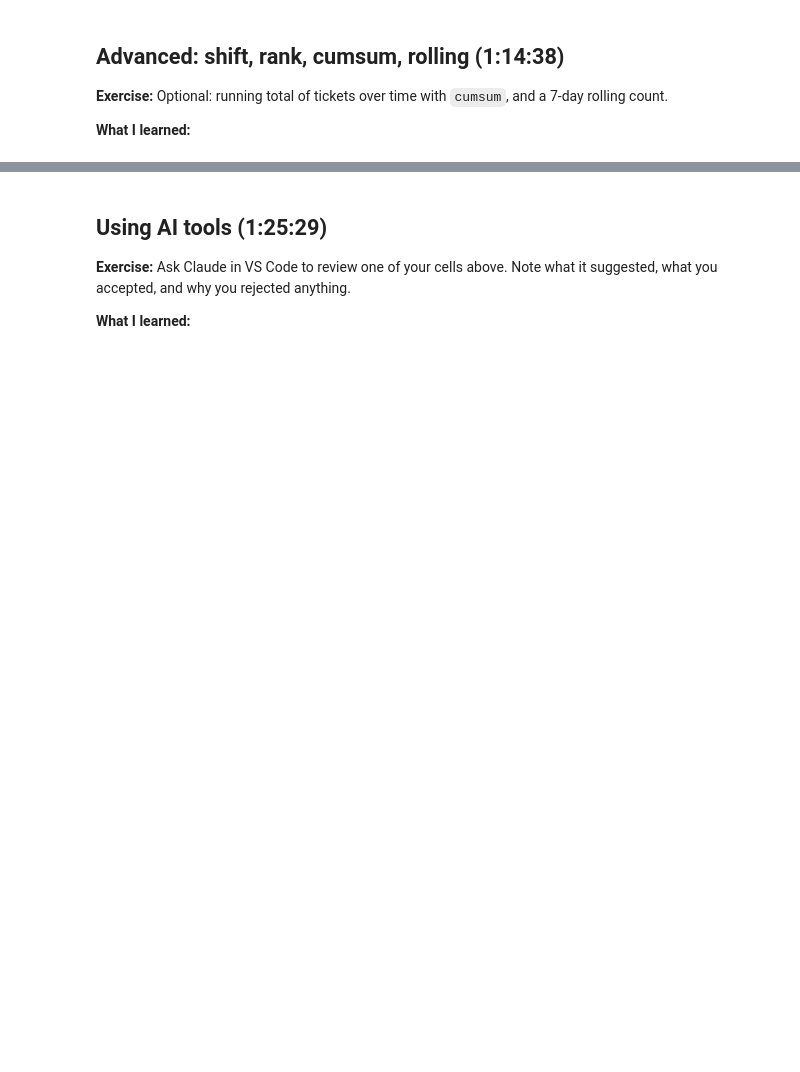
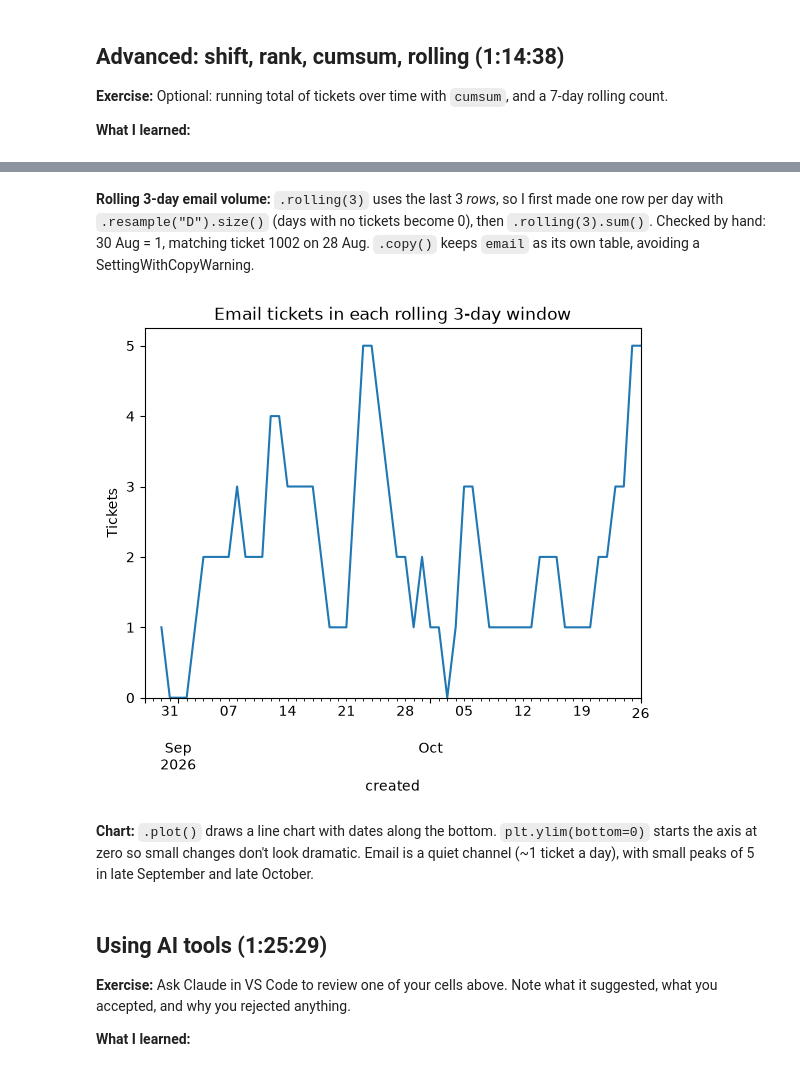
Before and after one commit to LomondArts/ticketing-project, a Jupyter notebook: ticket_practice.ipynb, the cells around one changed output, grey strips where cells are left out. Saved outputs shown, nothing was run; the diff lists cells and outputs as text; code cells hidden in the pictures; blank space fills up the shorter version.

Commit message:
Fix generator to a set date; tidy practice notebook

```diff
--- a/ticket_practice.ipynb
+++ b/ticket_practice.ipynb
@@ -200,0 +1073,2 @@ tickets.shape
+# %%
+tickets['age_days'] = tickets['age_hours'] / 24
@@ -212,0 +1149,3 @@ tickets.shape
+# %%
+tickets["week"] = tickets["created"].dt.to_period("W")
+tickets.groupby("week").size()
@@ -218,0 +1198,2 @@ tickets.shape
+# %%
+tickets['cumulative_hours'] = tickets['resolution_hours'].cumsum()
@@ -218,0 +1222,4 @@ tickets.shape
+# %%
+email = tickets[tickets['channel'] == 'Email'].copy()
+daily_email = email.set_index('created').resample('D').size()
+daily_email.rolling(3).sum()
@@ -219,3 +1265,24 @@ tickets.shape
+# %% [markdown]
+**Rolling 3-day email volume:** `.rolling(3)` uses the last 3 *rows*, so I first made
+one row per day with `.resample("D").size()` (days with no tickets become 0), then
+`.rolling(3).sum()`. Checked by hand: 30 Aug = 1, matching ticket 1002 on 28 Aug.
+`.copy()` keeps `email` as its own table, avoiding a SettingWithCopyWarning.
+# %%
+import matplotlib.pyplot as plt
+
+rolling_email = daily_email.rolling(3).sum()
+
+rolling_email.plot(title="Email tickets in each rolling 3-day window")
+plt.ylabel("Tickets")
+plt.ylim(bottom=0)
+plt.show()
+# %% [output]
+[figure, added]
+# %% [markdown]
+**Chart:** `.plot()` draws a line chart with dates along the bottom.
+`plt.ylim(bottom=0)` starts the axis at zero so small changes don't look dramatic.
+Email is a quiet channel (~1 ticket a day), with small peaks of 5 in late September
+and late October.
 # %% [markdown]
 ## Using AI tools  (1:25:29)
 
```
Also changed, not shown: parts of 151 cells of this notebook, 4 other files.
